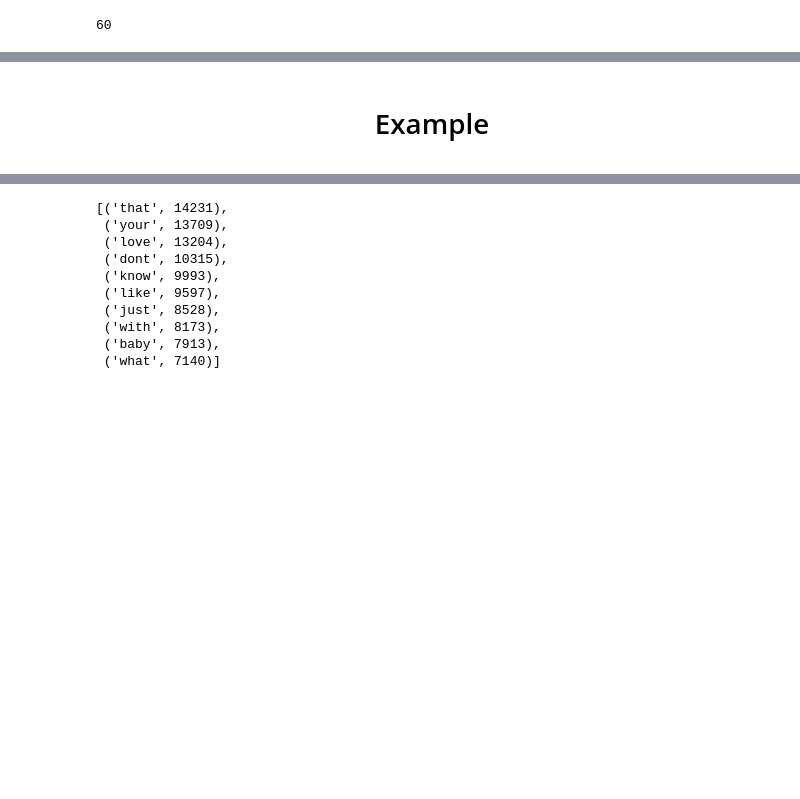
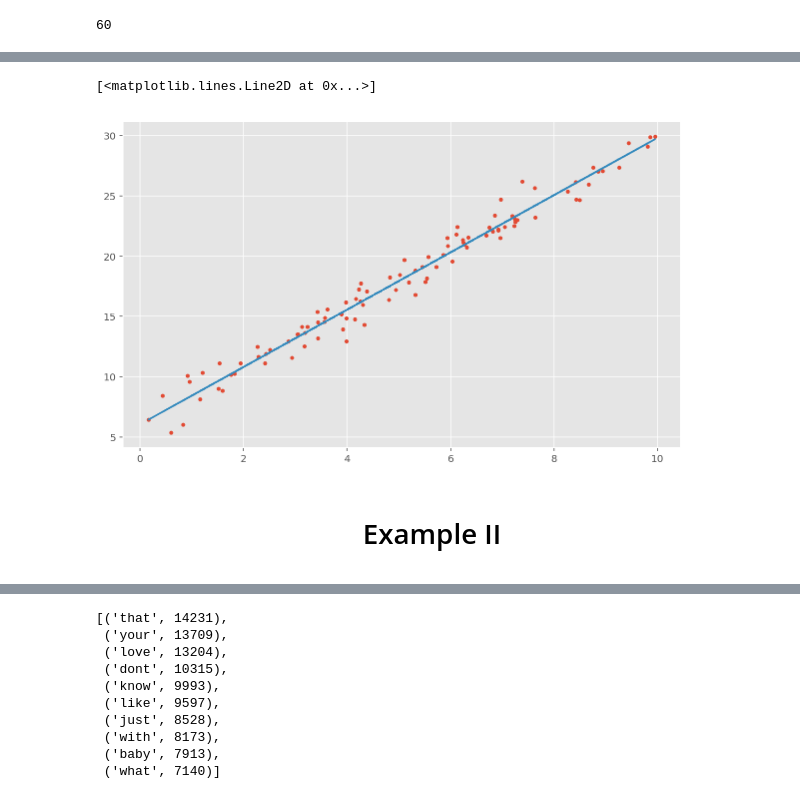
Before and after one commit to neal-o-r/functional-slides, a Jupyter notebook: functional_programming.ipynb, the cells around one changed output, grey strips where cells are left out. Cells and saved outputs as stored; diff of their text form; code cells hidden in the pictures; blank space fills up the shorter version.

```diff
--- a/functional_programming.ipynb
+++ b/functional_programming.ipynb
@@ -378,6 +430,43 @@ add_and_mul2(10, 20)
+# %%
+def sgd_step(x, y, theta):
+    """
+    take a single gradient step
+    """
+    lr = 0.001
+    m, c = theta
+    m_g, c_g = grad(theta, x, y)
+    m_ = m - lr * m_g
+    c_ = c - lr * c_g
+    return [m_, c_]
+# %%
+def until_convergence(it, eq=lambda x: x[0] != x[1]):
+    """
+    takes a (potentially infinite) iterator and returns the
+    first value at which it repeats itself.
+    zips the iterator to its own tail and the moves through it
+    looking for equal pairs
+    """
+    it2 = tz.drop(1, it)
+    pairs = zip(it, it2)
+    return tz.first(itertools.dropwhile(eq, pairs))[0]
+# %%
+def sgd(theta, x, y):
+    """
+    continue taking grad steps until conevrgence, ie. until grad == 0
+    """
+    step = tz.curry(sgd_step)(x)(y)
+    converge = lambda x: abs(sum(map(sub, x[0], x[1]))) > 1e-5
+    return until_convergence(tz.iterate(step, theta), converge)
+# %%
+m, c = sgd((1, 1), x, y)
+plt.plot(x, y, '.')
+plt.plot(x, [m*xi + c for xi in x])
+# %% [output]
+[<matplotlib.lines.Line2D at 0x...>]
+[figure, added]
 # %% [markdown]
 <center>
-<H1>Example</H1>
+<H1>Example II</H1>
 </center>
 # %%
 from glob import glob
```
Also changed, not shown: parts of 6 cells of this notebook, 2 other files.
